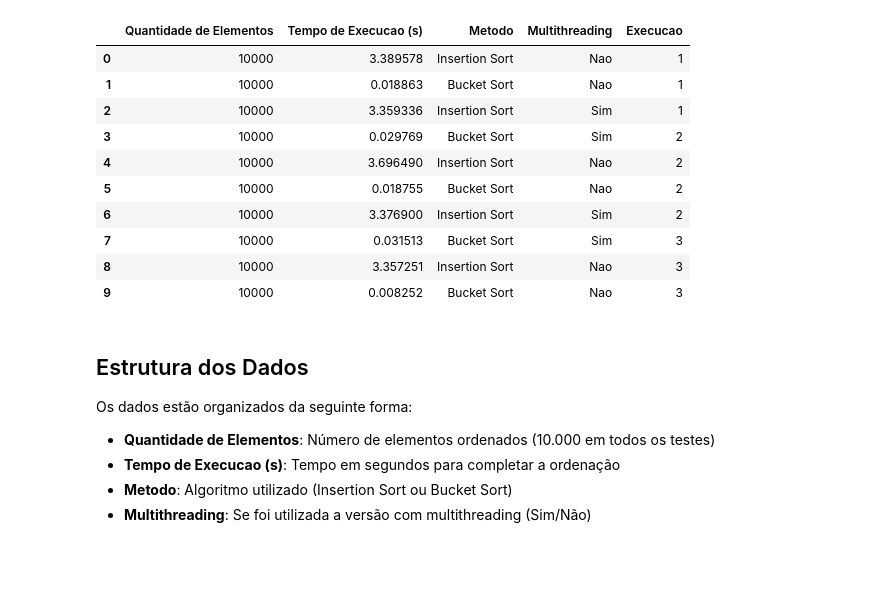
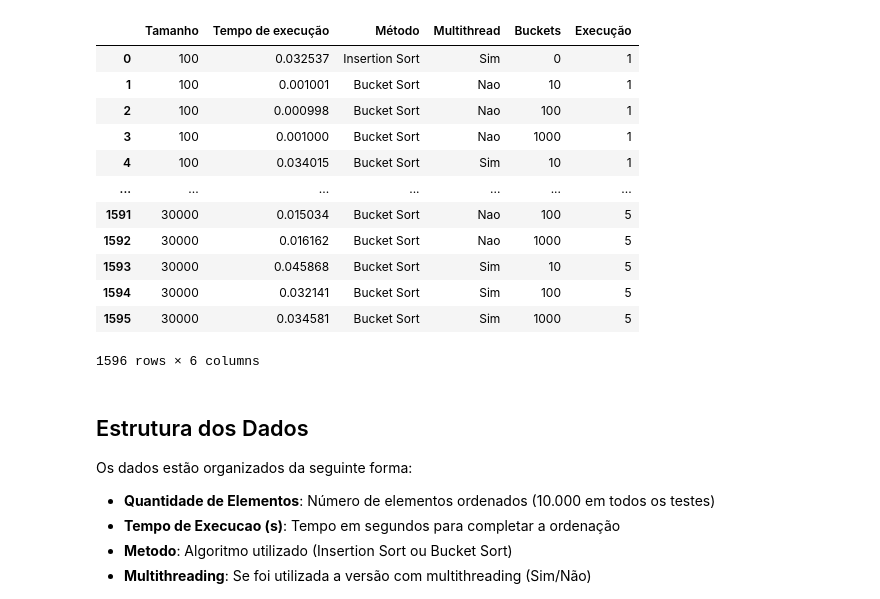
Before and after one commit to GuilhermeDeitos/TrabalhoPAA_ComparacaoInsertionSort, a Jupyter notebook: Analise.ipynb, the cells around one changed output. Saved outputs shown, nothing was run; the diff lists cells and outputs as text; code cells hidden in the pictures; blank space fills up the shorter version.

```diff
--- a/Analise.ipynb
+++ b/Analise.ipynb
@@ -4,25 +4,35 @@ import seaborn as sns
 import matplotlib.pyplot as plt
 import numpy as np
 # %%
-# Abrir o arquivo CSV com as medições feitas utilizando Python
-df = pd.read_csv('./Arquivos/output/outputPythonSimples.csv', sep=',')
-# Fazer algumas modificações no DataFrame
-df['Tempo de Execucao (s)'] = df['Tempo de Execucao (s)'].astype(float)
-df['Execucao'] = np.arange(1, len(df) + 1) // 4 + 1
-# Mostrar as primeiras linhas do DataFrame
-display(df.head(10))
+# Abrir os arquivos CSV com as medições feitas utilizando Python
+df1 = pd.read_csv('./Arquivos/output/output_Aleatorios.csv', sep=',')
+df2 = pd.read_csv('./Arquivos/output/output_Ordenados.csv', sep=',')
+df3 = pd.read_csv('./Arquivos/output/output_Decrescentes.csv', sep=',')
+df4 = pd.read_csv('./Arquivos/output/output_Parcialmente.csv', sep=',')
+# Adicionar cabeçalho aos DataFrames
+df1.columns = ['Tamanho', 'Tempo de execução', 'Método','Multithread','Buckets','Execução']
+df2.columns = ['Tamanho', 'Tempo de execução', 'Método','Multithread','Buckets','Execução']
+df3.columns = ['Tamanho', 'Tempo de execução', 'Método','Multithread','Buckets','Execução']
+df4.columns = ['Tamanho', 'Tempo de execução', 'Método','Multithread','Buckets','Execução']
+
+
+# Concatenar os DataFrames
+df = pd.concat([df1, df2, df3, df4], ignore_index=True)
+df
 # %% [output]
-|  | Quantidade de Elementos | Tempo de Execucao (s) | Metodo | Multithreading | Execucao |
-| 0 | 10000 | 3.389578 | Insertion Sort | Nao | 1 |
-| 1 | 10000 | 0.018863 | Bucket Sort | Nao | 1 |
-| 2 | 10000 | 3.359336 | Insertion Sort | Sim | 1 |
-| 3 | 10000 | 0.029769 | Bucket Sort | Sim | 2 |
-| 4 | 10000 | 3.696490 | Insertion Sort | Nao | 2 |
-| 5 | 10000 | 0.018755 | Bucket Sort | Nao | 2 |
-| 6 | 10000 | 3.376900 | Insertion Sort | Sim | 2 |
-| 7 | 10000 | 0.031513 | Bucket Sort | Sim | 3 |
-| 8 | 10000 | 3.357251 | Insertion Sort | Nao | 3 |
-| 9 | 10000 | 0.008252 | Bucket Sort | Nao | 3 |
+|  | Tamanho | Tempo de execução | Método | Multithread | Buckets | Execução |
+| 0 | 100 | 0.032537 | Insertion Sort | Sim | 0 | 1 |
+| 1 | 100 | 0.001001 | Bucket Sort | Nao | 10 | 1 |
+| 2 | 100 | 0.000998 | Bucket Sort | Nao | 100 | 1 |
+| 3 | 100 | 0.001000 | Bucket Sort | Nao | 1000 | 1 |
+| 4 | 100 | 0.034015 | Bucket Sort | Sim | 10 | 1 |
+| ... | ... | ... | ... | ... | ... | ... |
+| 1591 | 30000 | 0.015034 | Bucket Sort | Nao | 100 | 5 |
+| 1592 | 30000 | 0.016162 | Bucket Sort | Nao | 1000 | 5 |
+| 1593 | 30000 | 0.045868 | Bucket Sort | Sim | 10 | 5 |
+| 1594 | 30000 | 0.032141 | Bucket Sort | Sim | 100 | 5 |
+| 1595 | 30000 | 0.034581 | Bucket Sort | Sim | 1000 | 5 |
+1596 rows × 6 columns
 # %% [markdown]
 ## Estrutura dos Dados
 
```
Also changed, not shown: parts of 12 cells of this notebook, 21 other files.
